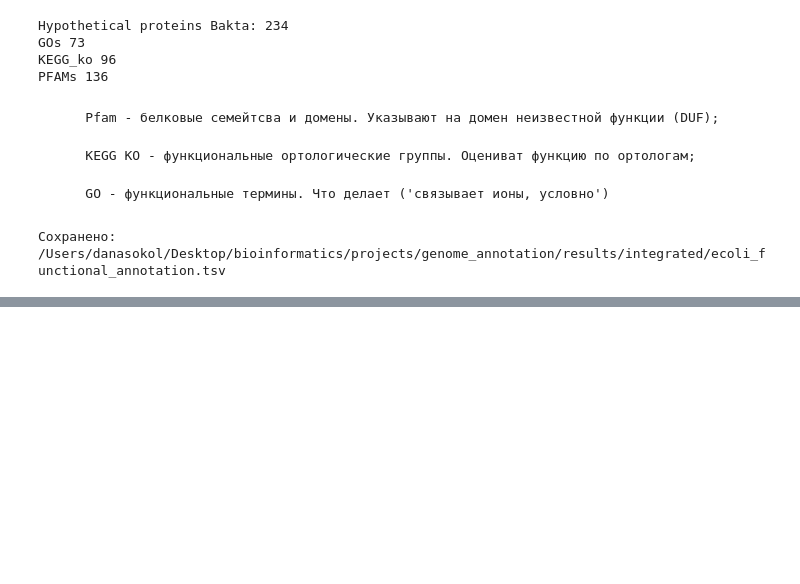
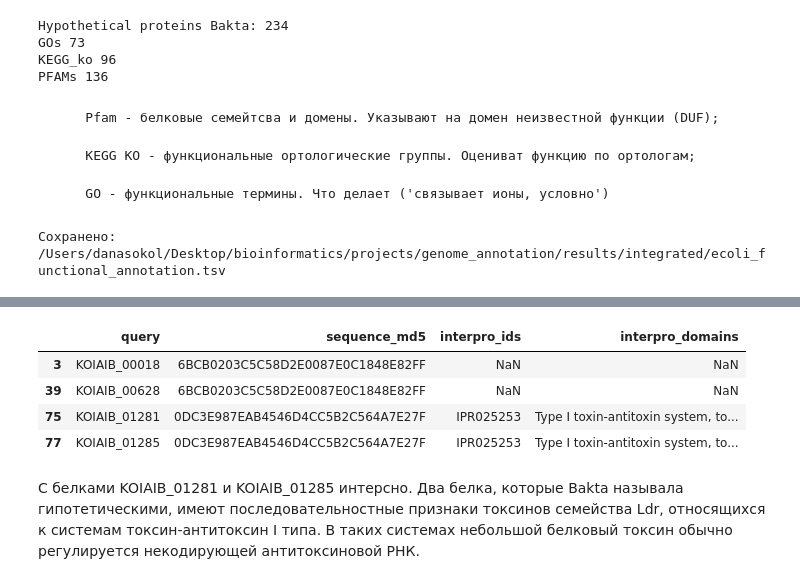
Before and after one commit to dankasokol/Genome-annotation-E.coli-K12, a Jupyter notebook: notebooks/03_functional_annotation.ipynb, the cells around one changed output, grey strips where cells are left out. Saved outputs shown, nothing was run; the diff lists cells and outputs as text; code cells hidden in the pictures; blank space fills up the shorter version.

```diff
--- a/notebooks/03_functional_annotation.ipynb
+++ b/notebooks/03_functional_annotation.ipynb
@@ -210,0 +478,17 @@ annotated_hypothetical[available_columns].to_csv(
+# %%
+#Восстановление аннотации
+interpro_complete = protein_mapping.merge(
+    interpro_summary_md5,
+    on="sequence_md5",
+    how="left",
+    validate="many_to_one"
+)
+
+print("Всего белков:", len(interpro_complete))
+
+print(
+    "Белков с InterPro ID:",
+    interpro_complete["interpro_ids"].notna().sum()
+)
+
+display(interpro_complete.head())
@@ -210,0 +504,23 @@ annotated_hypothetical[available_columns].to_csv(
+# %%
+duplicate_ids = [
+    "KOIAIB_00018",
+    "KOIAIB_00628",
+    "KOIAIB_01281",
+    "KOIAIB_01285"
+]
+
+display(
+    interpro_complete.loc[
+        interpro_complete["query"].isin(duplicate_ids),
+        ["query", "sequence_md5", "interpro_ids", "interpro_domains"]
+    ]
+)
+# %% [output]
+|  | query | sequence_md5 | interpro_ids | interpro_domains |
+| 3 | KOIAIB_00018 | 6BCB0203C5C58D2E0087E0C1848E82FF | NaN | NaN |
+| 39 | KOIAIB_00628 | 6BCB0203C5C58D2E0087E0C1848E82FF | NaN | NaN |
+| 75 | KOIAIB_01281 | 0DC3E987EAB4546D4CC5B2C564A7E27F | IPR025253 | Type I toxin-antitoxin system, to... |
+| 77 | KOIAIB_01285 | 0DC3E987EAB4546D4CC5B2C564A7E27F | IPR025253 | Type I toxin-antitoxin system, to... |
+# %% [markdown]
+C белками KOIAIB_01281 и KOIAIB_01285 интерсно. Два белка, которые Bakta называла гипотетическими, имеют последовательностные признаки токсинов семейства Ldr, относящихся к системам токсин-антитоксин I типа.
+В таких системах небольшой белковый токсин обычно регулируется некодирующей антитоксиновой РНК.
```
Also changed, not shown: parts of 17 cells of this notebook, 3 other files.
